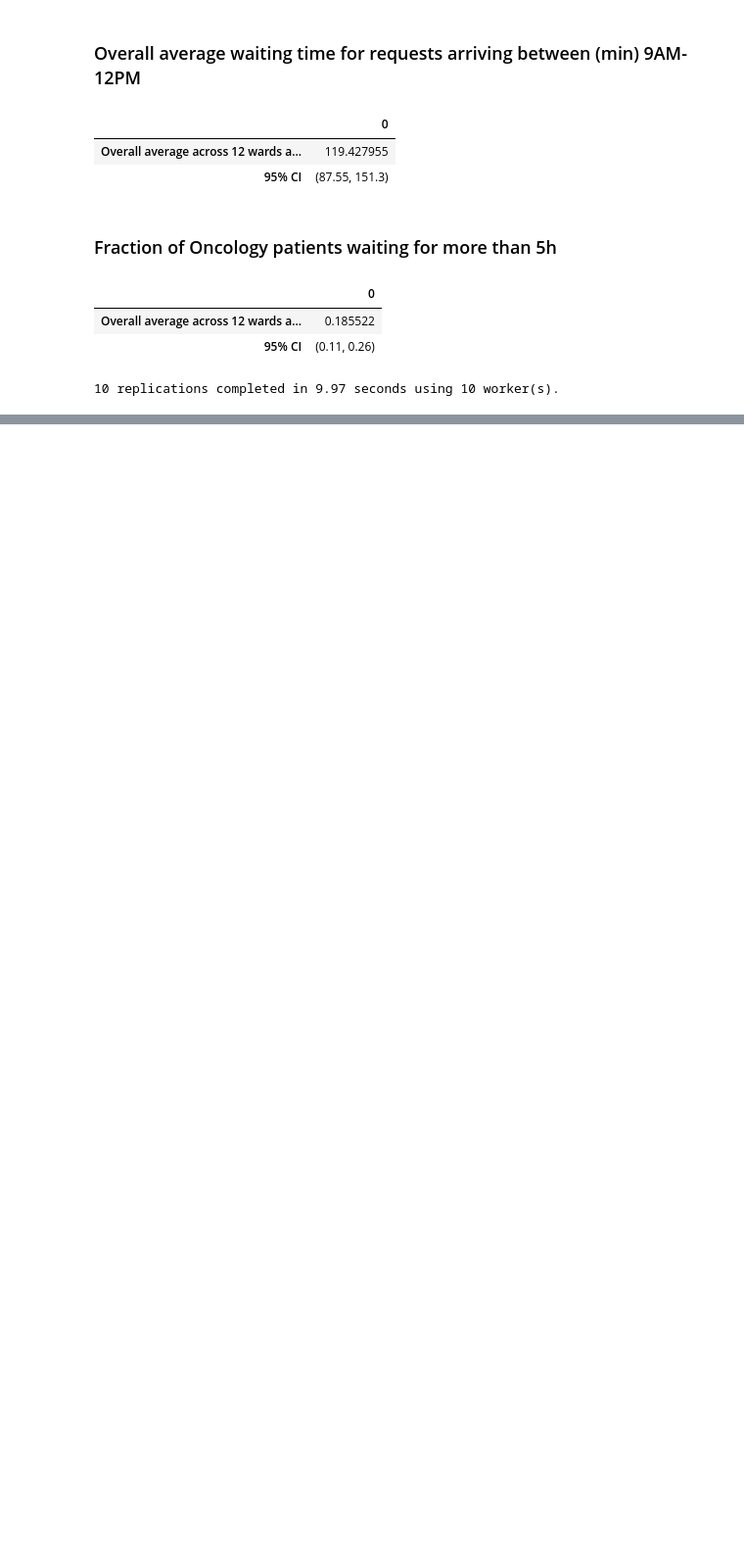
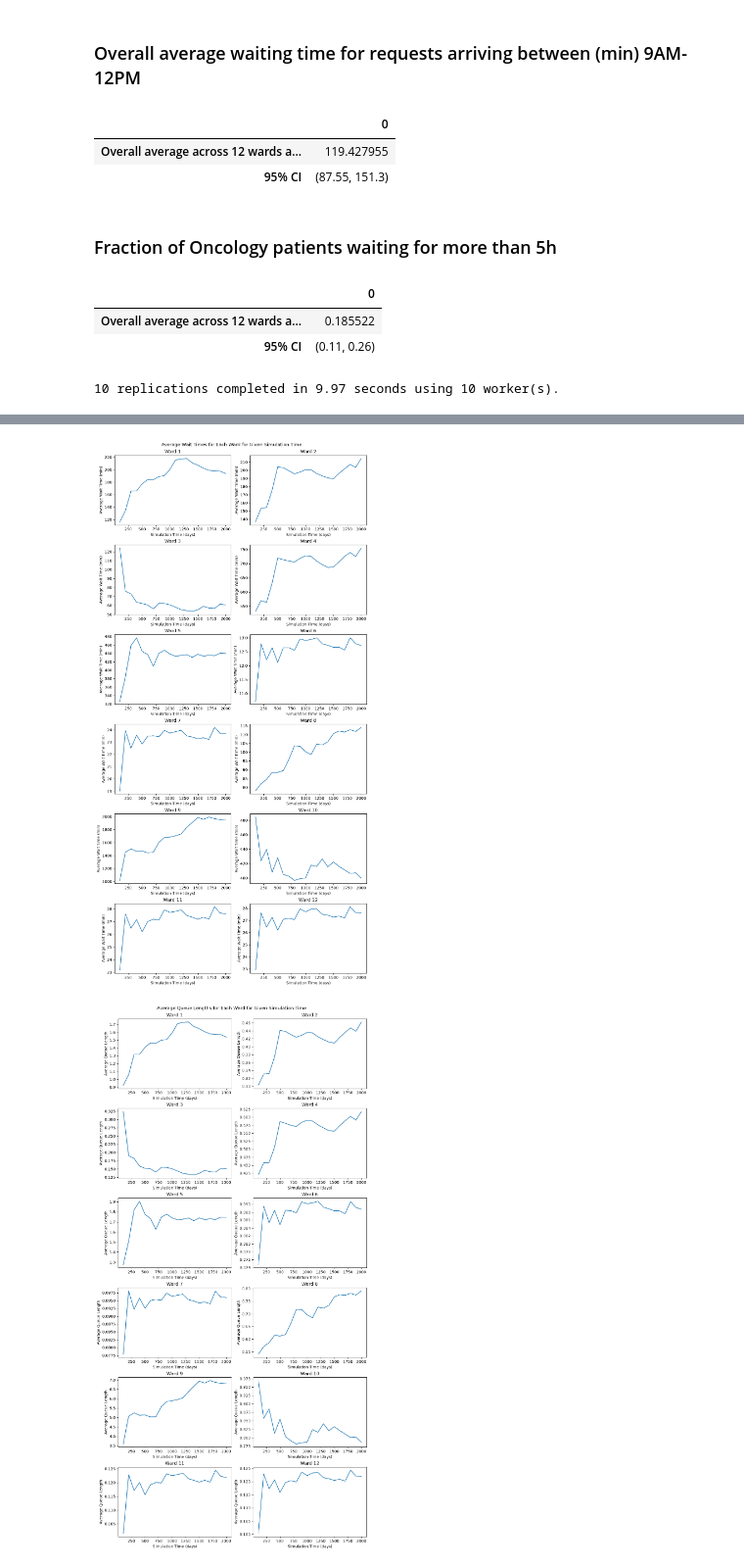
Before and after one commit to faustigo/MIE360-Fall-2026-Project, a Jupyter notebook: Deliverable-3.2-BaseModel.ipynb, the cells around one changed output, grey strips where cells are left out. Shown at 98% size. Drawn from its saved outputs; the diff is of its cells as text; code cells hidden in the pictures; blank space fills up the shorter version.

Commit message:
code, bug: Added sim time metrics graphs, fixed sim time sweep, fixed oncology patient wait tracking

```diff
--- a/Deliverable-3.2-BaseModel.ipynb
+++ b/Deliverable-3.2-BaseModel.ipynb
@@ -847,6 +847,8 @@ total_running_time = 0
 for sim_time_days in range(100, 2100, 100):
     sim_time = days_to_minutes(sim_time_days)
     print(f"Replication d={sim_time_days:.2f} days ({sim_time:.2f} minutes)", end="")
+    model_args = (BASE_PHYSICIANS_PER_WARD, BASE_PHYSICIAN_DISCHARGE_TIME, BASE_PHYSICIAN_ACTIVITY_INTERVAL, BASE_CLEANING_INTERVAL, sim_time, WARMUP_END)
+
     start_time = perf_counter()
     (average_wait_times_list, average_queue_length_list,
     average_bed_utilization_list, average_wait_times_9AM_12PM_list,
@@ -862,7 +864,7 @@ for sim_time_days in range(100, 2100, 100):
     avg_bed_utilization_by_sim_time[sim_time_days] = average_bed_utilization_list
     avg_wait_times_9AM_12PM_by_sim_time[sim_time_days] = average_wait_times_9AM_12PM_list
     avg_wait_times_9AM_12PM_speciality_by_sim_time[sim_time_days] = average_wait_times_9AM_12PM_by_specialty_list
-    proportion_oncology_above_5hrs_by_sim_time[sim_time_days] = proportion_oncology_above_5_hours
+    proportion_oncology_above_5hrs_by_sim_time[sim_time_days] = proportion_oncology_above_5_hours_list
 
 print(f"Done. Total running time {total_running_time:.4f} sec")
 # %% [output]
@@ -885,0 +979,9 @@ Done. Total running time 284.7924 sec
+# %%
+# Initial plotting for 100-2000 stats
+plot_sim_time_metrics(avg_wait_times_by_sim_time, avg_queue_length_by_sim_time,
+                      avg_bed_utilization_by_sim_time, avg_wait_times_9AM_12PM_by_sim_time,
+                      avg_wait_times_9AM_12PM_speciality_by_sim_time,
+                      proportion_oncology_above_5hrs_by_sim_time)
+# %% [output]
+[figure, added]
+[figure, added]
```
Also changed, not shown: parts of 3 cells of this notebook.
